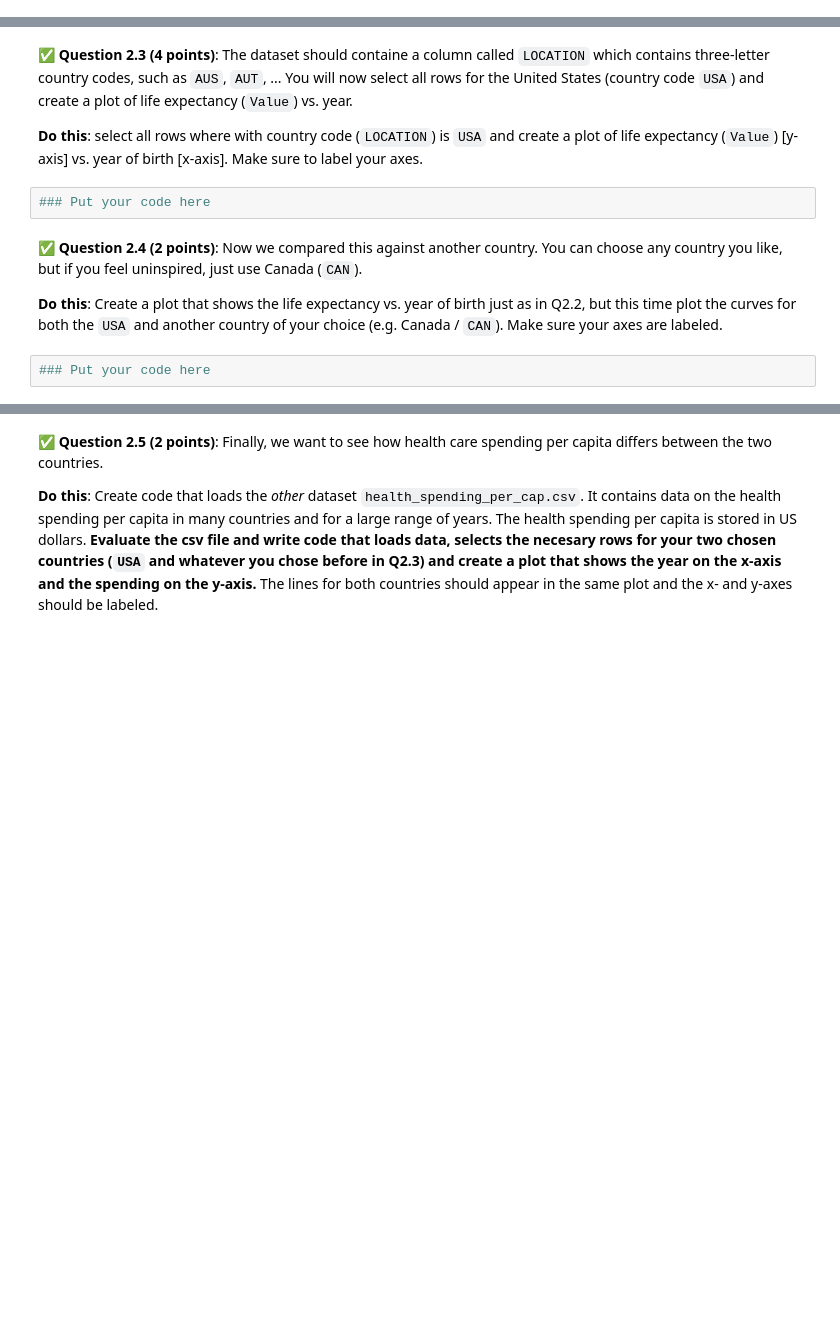
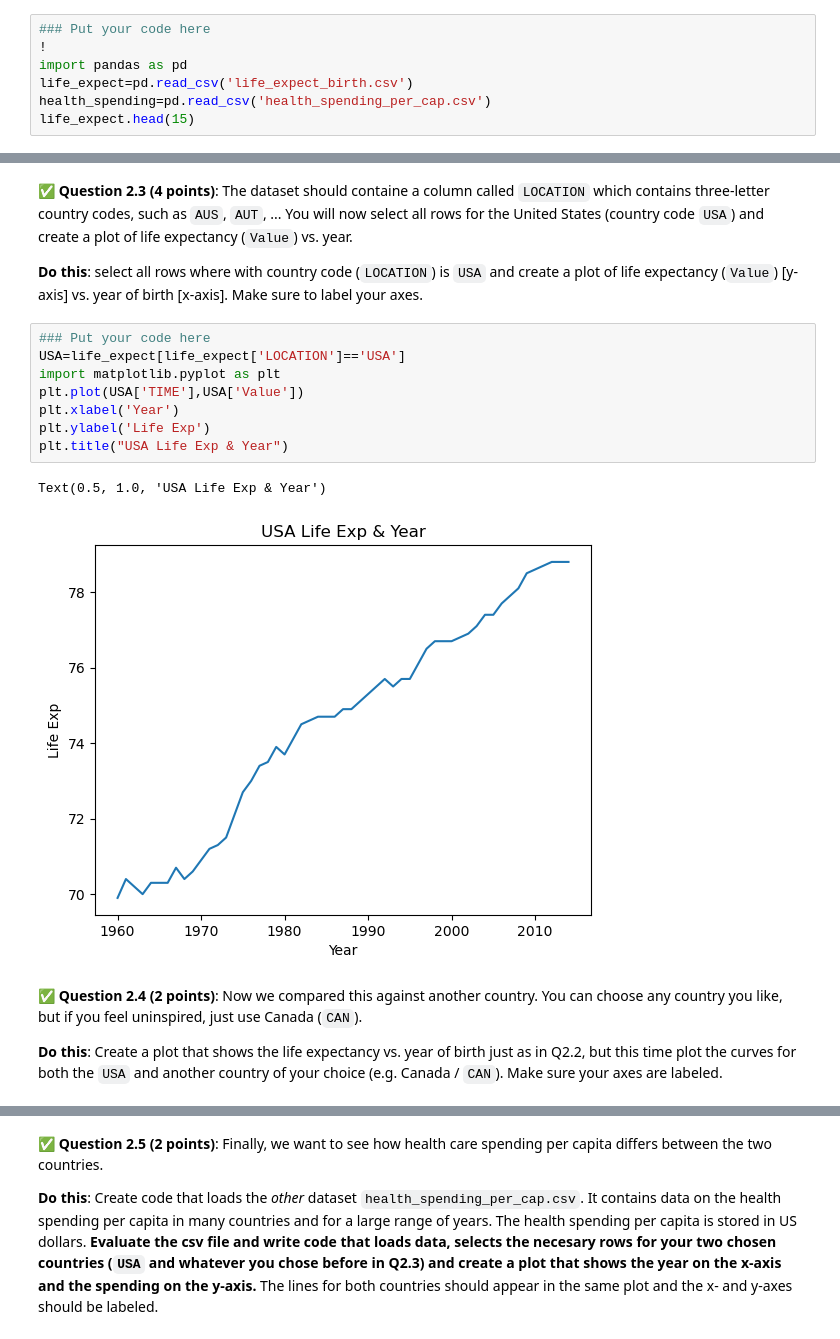
Before and after one commit to ilanberen/CMSE202-s26-turnin, a Jupyter notebook: midterm/CMSE202_PracticeMidterm.ipynb, the cells around one changed output, grey strips where cells are left out. Saved outputs shown, nothing was run; the diff lists cells and outputs as text; blank space fills up the shorter version.

```diff
--- a/midterm/CMSE202_PracticeMidterm.ipynb
+++ b/midterm/CMSE202_PracticeMidterm.ipynb
@@ -94,0 +105,7 @@ You will need to download two files from this repository, `health_spending_per_c
+# %%
+### Put your code here
+!
+import pandas as pd
+life_expect=pd.read_csv('life_expect_birth.csv')
+health_spending=pd.read_csv('health_spending_per_cap.csv')
+life_expect.head(15)
@@ -96,11 +130,18 @@ You will need to download two files from this repository, `health_spending_per_c
 &#9989; **Question 2.3 (4 points)**: The dataset should containe a column called `LOCATION` which contains three-letter country codes, such as `AUS`, `AUT`, ... You will now select all rows for the United States (country code `USA`) and create a plot of life expectancy (`Value`) vs. year.
 
 **Do this**: select all rows where with country code (`LOCATION`) is `USA` and create a plot of life expectancy (`Value`) [y-axis] vs. year of birth [x-axis]. Make sure to label your axes.
-# %%
-### Put your code here
+# %%
+### Put your code here
+USA=life_expect[life_expect['LOCATION']=='USA']
+import matplotlib.pyplot as plt
+plt.plot(USA['TIME'],USA['Value'])
+plt.xlabel('Year')
+plt.ylabel('Life Exp')
+plt.title("USA Life Exp & Year")
+# %% [output]
+Text(0.5, 1.0, 'USA Life Exp & Year')
+[figure, added]
 # %% [markdown]
 &#9989; **Question 2.4 (2 points)**: Now we compared this against another country. You can choose any country you like, but if you feel uninspired, just use Canada (`CAN`).
 
 **Do this**: Create a plot that shows the life expectancy vs. year of birth just as in Q2.2, but this time plot the curves for both the `USA` and another country of your choice (e.g. Canada / `CAN`). Make sure your axes are labeled.
-# %%
-### Put your code here
```
Also changed, not shown: parts of 25 cells of this notebook.
